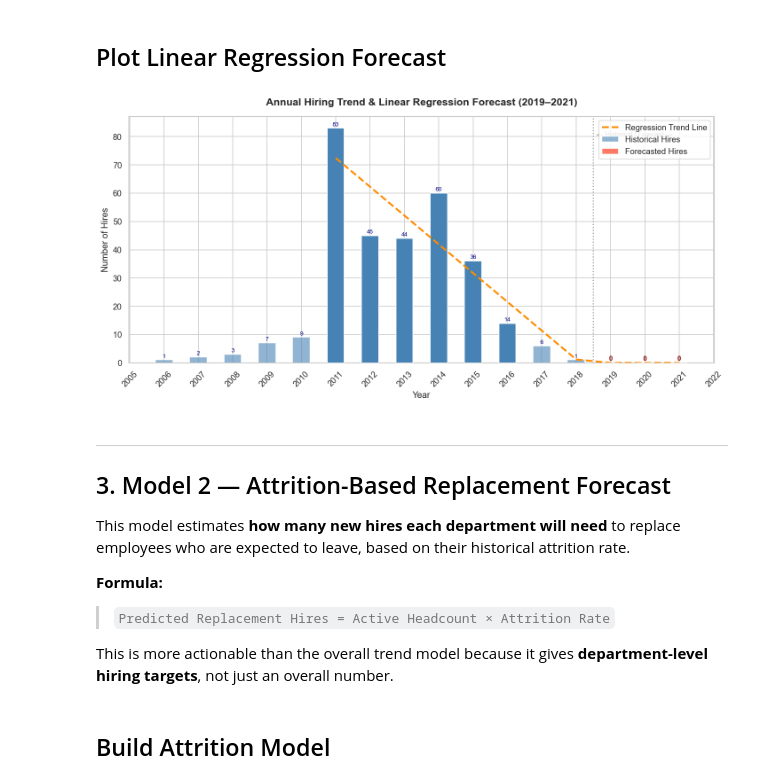
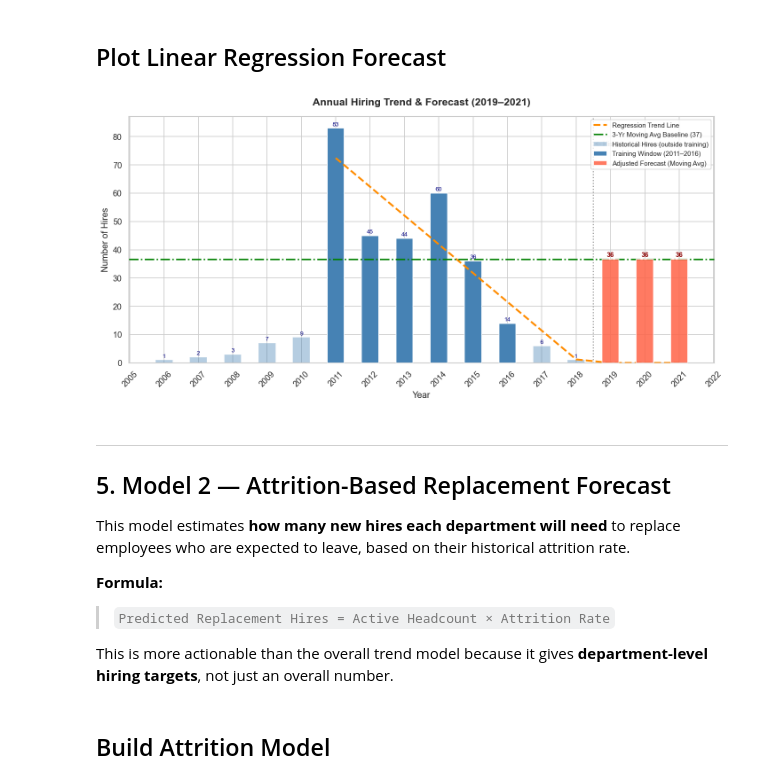
Before and after one commit to nisansalasandu/hr-recruitment-analytics, a Jupyter notebook: notebooks/03_forecasting_model.ipynb, the cells around one changed output. Drawn from its saved outputs; the diff is of its cells as text; code cells hidden in the pictures.

Commit message:
Model Forecasting with new features

```diff
--- a/notebooks/03_forecasting_model.ipynb
+++ b/notebooks/03_forecasting_model.ipynb
@@ -69,12 +71,16 @@ annual_hires = df['HireYear'].value_counts().sort_index()
 # Training window: 2011–2016 (most reliable data range)
 train = annual_hires[(annual_hires.index >= 2011) & (annual_hires.index <= 2016)]
 
+# 3-year moving average baseline (used as fallback for negative forecasts)
+moving_avg_baseline = round(train.rolling(3).mean().dropna().iloc[-1], 1)
+
 print("Full Annual Hire Counts:")
 print(annual_hires.to_string())
 print(f"\nTraining Window (2011–2016):")
 print(train.to_string())
 print(f"\nTotal hires in training window : {train.sum()}")
 print(f"Average hires per year         : {train.mean():.1f}")
+print(f"3-Year Moving Avg Baseline     : {moving_avg_baseline}")
 # %% [output]
 Full Annual Hire Counts:
 HireYear
@@ -178,56 +397,63 @@ all_hires      = annual_hires.values
 train_years    = train.index.values
 forecast_yrs   = [2019, 2020, 2021]
 forecast_vals  = forecast_lr
 
 # Regression line over full range
 line_years = np.arange(2011, 2022).reshape(-1, 1)
 line_preds = np.clip(model_lr.predict(line_years), 0, None)
 
 fig, ax = plt.subplots(figsize=(12, 6))
 
-# Historical bars
-ax.bar(all_years, all_hires, color='steelblue', alpha=0.6,
-       width=0.5, label='Historical Hires', zorder=2)
+# All historical bars (light)
+ax.bar(all_years, all_hires, color='steelblue', alpha=0.4,
+       width=0.5, label='Historical Hires (outside training)', zorder=2)
 
-# Training window highlight
+# Training window highlight (dark)
 ax.bar(train_years, train.values, color='steelblue', alpha=1.0,
-       width=0.5, zorder=3)
+       width=0.5, label='Training Window (2011–2016)', zorder=3)
 
-# Regression line
+# Regression trend line
 ax.plot(line_years, line_preds, color='darkorange', linewidth=2.5,
         linestyle='--', label='Regression Trend Line', zorder=4)
 
-# Forecast bars
-ax.bar(forecast_yrs, forecast_vals, color='tomato', alpha=0.85,
-       width=0.5, label='Forecasted Hires', zorder=5)
+# Moving average baseline line
+ax.axhline(y=moving_avg_baseline, color='green', linewidth=2,
+           linestyle='-.', label=f'3-Yr Moving Avg Baseline ({moving_avg_baseline:.0f})', zorder=4)
 
-# Value labels
+# Forecast bars (using moving avg since regression = 0)
+ax.bar(forecast_yrs, [moving_avg_baseline] * 3,
+       color='tomato', alpha=0.85, width=0.5,
+       label='Adjusted Forecast (Moving Avg)', zorder=5)
+
+# Value labels — historical
 for y, v in zip(all_years, all_hires):
     ax.text(y, v + 0.8, str(int(v)), ha='center', fontsize=8, color='navy')
-for y, v in zip(forecast_yrs, forecast_vals):
-    ax.text(y, v + 0.8, str(int(v)), ha='center', fontsize=9,
-            fontweight='bold', color='darkred')
 
-# Divider line between historical and forecast
+# Value labels — forecast
+for y in forecast_yrs:
+    ax.text(y, moving_avg_baseline + 0.8, str(int(moving_avg_baseline)),
+            ha='center', fontsize=9, fontweight='bold', color='darkred')
+
+# Divider
 ax.axvline(x=2018.5, color='gray', linestyle=':', linewidth=1.5, alpha=0.8)
-ax.text(2018.6, ax.get_ylim()[1] * 0.92, '← Historical | Forecast →',
-        fontsize=9, color='gray')
+ax.text(2018.55, ax.get_ylim()[1] * 0.88,
+        '<- Historical | Forecast →', fontsize=9, color='gray')
 
-ax.set_title('Annual Hiring Trend & Linear Regression Forecast (2019–2021)',
+ax.set_title('Annual Hiring Trend & Forecast (2019–2021)',
              fontsize=14, fontweight='bold', pad=15)
 ax.set_xlabel('Year')
 ax.set_ylabel('Number of Hires')
-ax.legend(loc='upper right')
+ax.legend(loc='upper right', fontsize=9)
 ax.xaxis.set_major_locator(mticker.MultipleLocator(1))
 plt.xticks(rotation=45)
 plt.tight_layout()
-plt.savefig('../outputs/figures/10_linear_regression_forecast.png', bbox_inches='tight')
+plt.savefig('../outputs/figures/11_linear_regression_forecast.png', bbox_inches='tight')
 plt.show()
 # %% [output]
-[figure, old version]
+[figure, new version]
 # %% [markdown]
 ---
-## 3. Model 2 — Attrition-Based Replacement Forecast
+## 5. Model 2 — Attrition-Based Replacement Forecast
 
 This model estimates **how many new hires each department will need**
 to replace employees who are expected to leave, based on their
```
Also changed, not shown: parts of 27 cells of this notebook, 7 other files.
